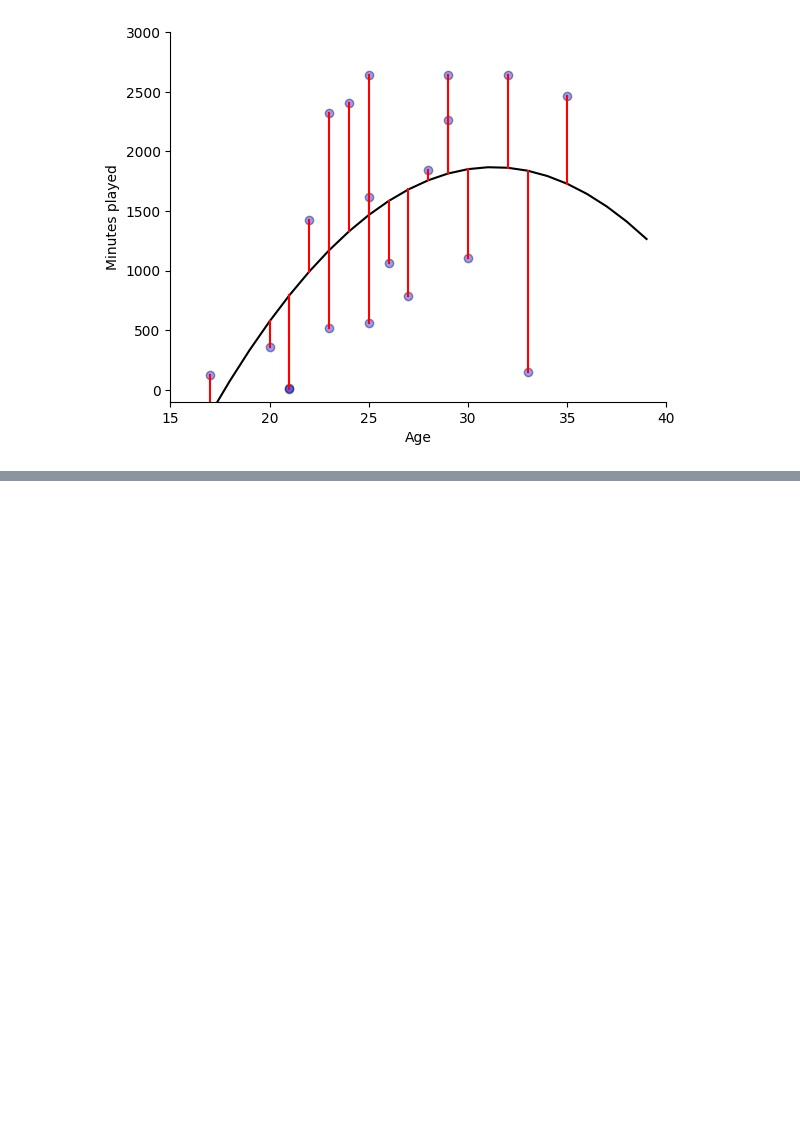
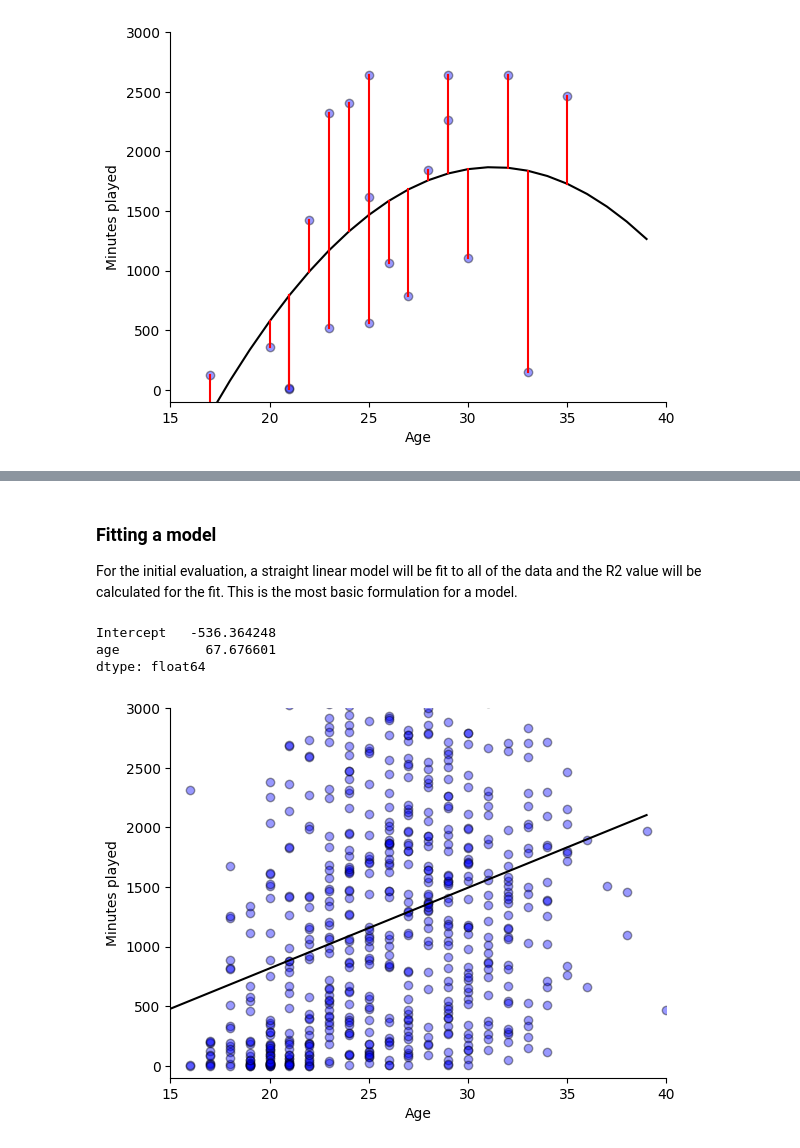
Before and after one commit to khoffLSU/footy_analytics, a Jupyter notebook: Introduction to Models.ipynb, the cells around one changed output, grey strips where cells are left out. Drawn from its saved outputs; the diff is of its cells as text; code cells hidden in the pictures; blank space fills up the shorter version.

```diff
--- a/Introduction to Models.ipynb
+++ b/Introduction to Models.ipynb
@@ -159,0 +165,8 @@ plt.show()
+# %%
+# create a dataframe leveraging columns from the dataset and only 20 observation
+minutes_model_all = (pd.DataFrame()
+                     .assign(minutes=laliga_df.Min,
+                             age=laliga_df.Age,
+                             age_squared = np.power(laliga_df.Age,2),
+                             age_cubed = np.power(laliga_df.Age,3))
+                    )
@@ -159,0 +182,31 @@ plt.show()
+# %% [markdown]
+### Fitting a model
+For the initial evaluation, a straight linear model will be fit to all of the data and the R2 value will be calculated for the fit.  This is the most basic formulation for a model.
+# %%
+model_fit_all=smf.ols(formula='minutes  ~ age ', data=minutes_model_all).fit()
+# print(model_fit_all.summary())
+b=model_fit_all.params
+# %%
+b
+# %% [output]
+Intercept   -536.364248
+age           67.676601
+dtype: float64
+# %%
+# plot the points
+fig,ax=plt.subplots(num=1)
+ax.scatter(minutes_model_all.age, minutes_model_all.minutes, color='blue', alpha=0.4, edgecolor='k')
+ax.set_ylabel('Minutes played')
+ax.set_xlabel('Age')
+ax.spines[['top','right']].set_visible(False)
+plt.xlim((15,40))
+plt.ylim((-100,3000))
+
+# plot the mean line for the data used for the model basis
+x=np.arange(40,step=1)
+y= b[0] + b[1]*x
+ax.plot(x, y, color='black')
+
+plt.show()
+# %% [output]
+[figure, added]
```
Also changed, not shown: parts of 11 cells of this notebook.
